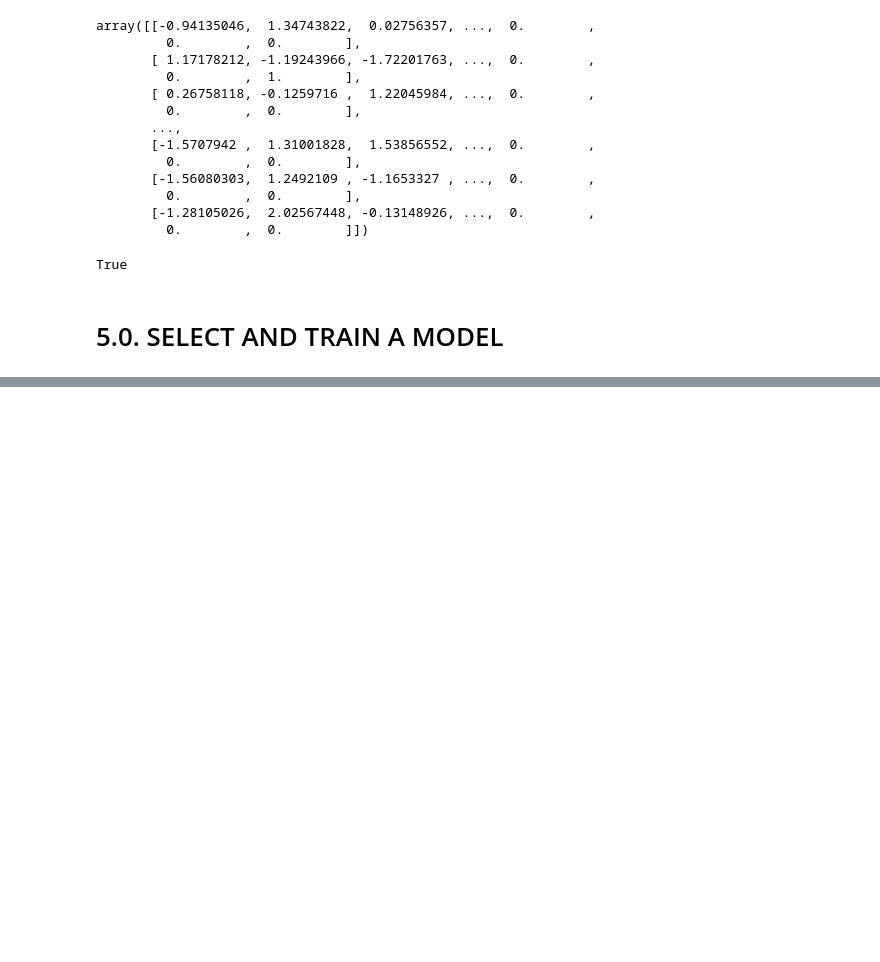
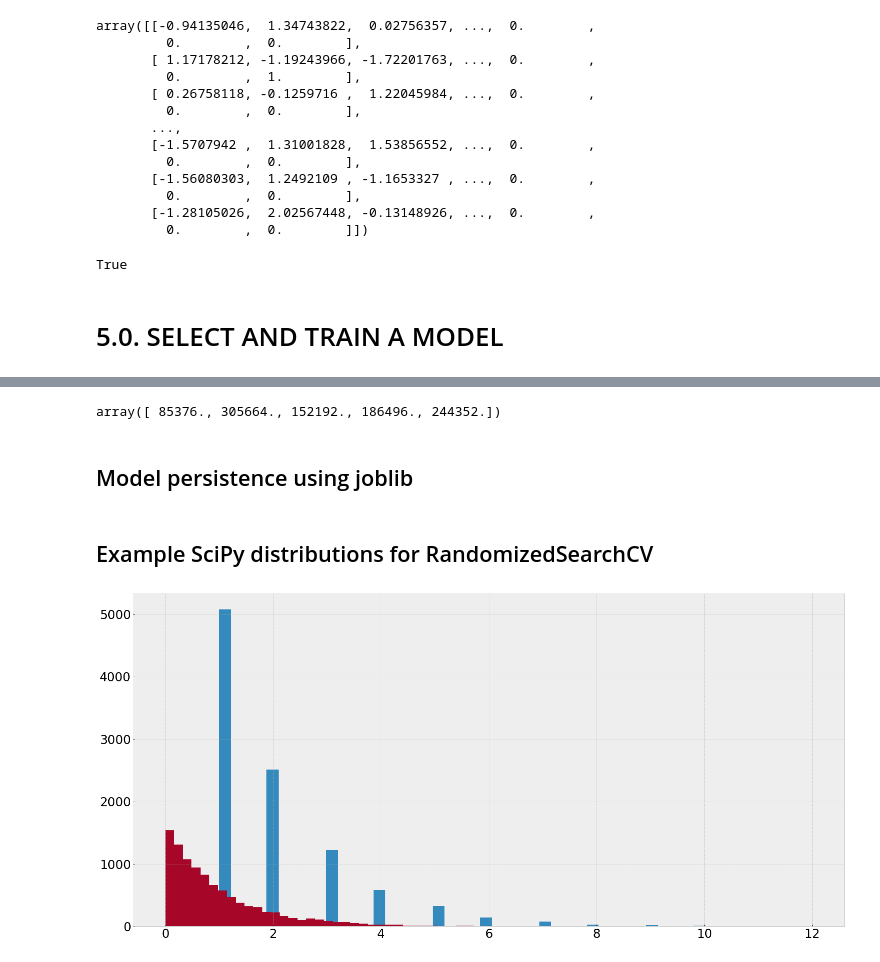
Before and after one commit to Emanoelgenez/housing, a Jupyter notebook: notebooks/data_description.ipynb, the cells around one changed output, grey strips where cells are left out. Saved outputs shown, nothing was run; the diff lists cells and outputs as text; code cells hidden in the pictures; blank space fills up the shorter version.

Commit message:
Fine Tuning Model

```diff
--- a/notebooks/data_description.ipynb
+++ b/notebooks/data_description.ipynb
@@ -739,0 +1089,12 @@ df5.sample()
+# %%
+full_pipeline_with_predictor = Pipeline([
+        ("preparation", full_pipeline),
+        ("linear", LinearRegression())
+    ])
+
+full_pipeline_with_predictor.fit(df5, housing_labels)
+full_pipeline_with_predictor.predict(some_data)
+# %% [output]
+array([ 85376., 305664., 152192., 186496., 244352.])
+# %% [markdown]
+## Model persistence using joblib
@@ -739,0 +1108,11 @@ df5.sample()
+# %% [markdown]
+## Example SciPy distributions for RandomizedSearchCV
+# %%
+from scipy.stats import geom, expon
+geom_distrib=geom(0.5).rvs(10000, random_state=42)
+expon_distrib=expon(scale=1).rvs(10000, random_state=42)
+
+plt.hist(geom_distrib, bins=50);
+plt.hist(expon_distrib, bins=50);
+# %% [output]
+[figure, added]
```
Also changed, not shown: parts of 49 cells of this notebook, 1 other file.
